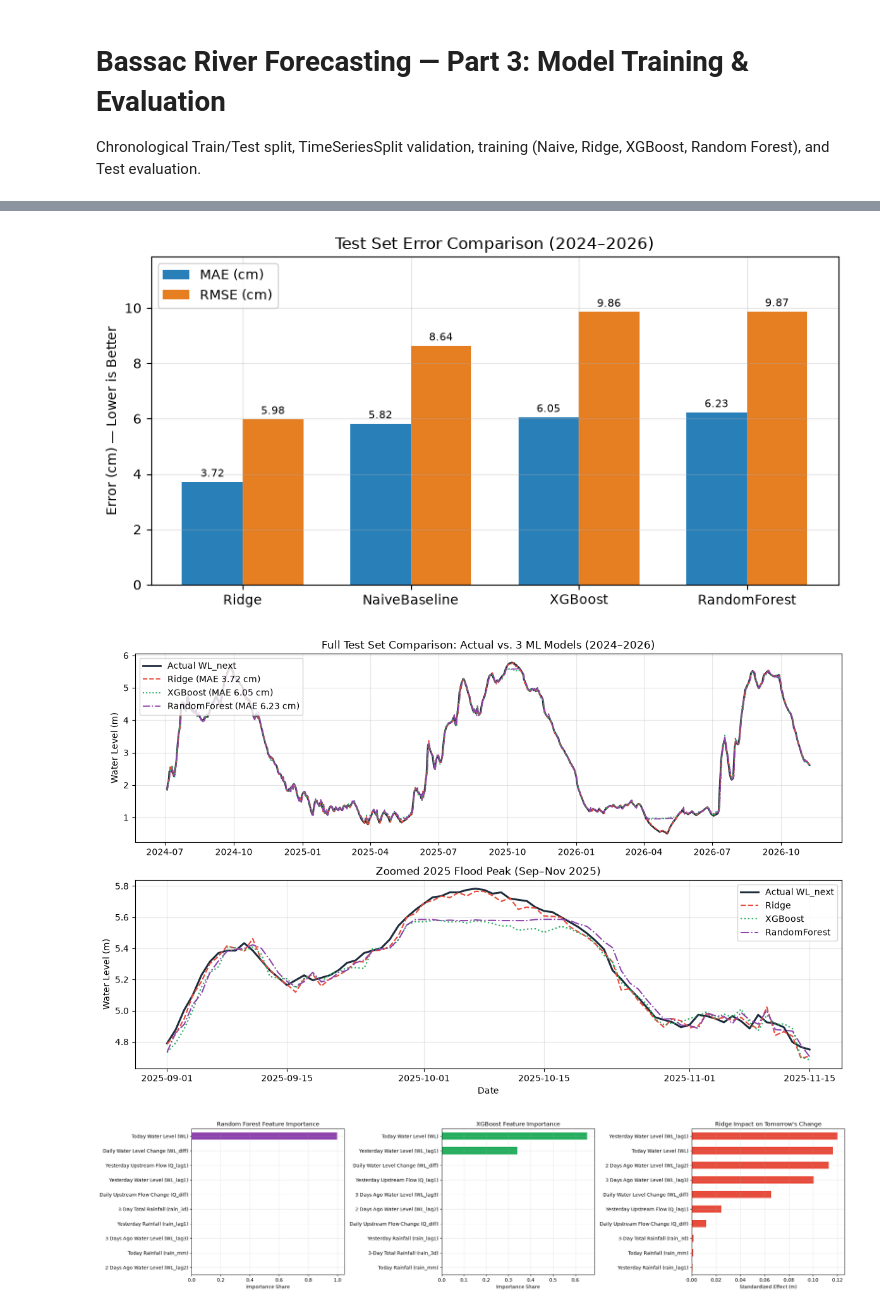
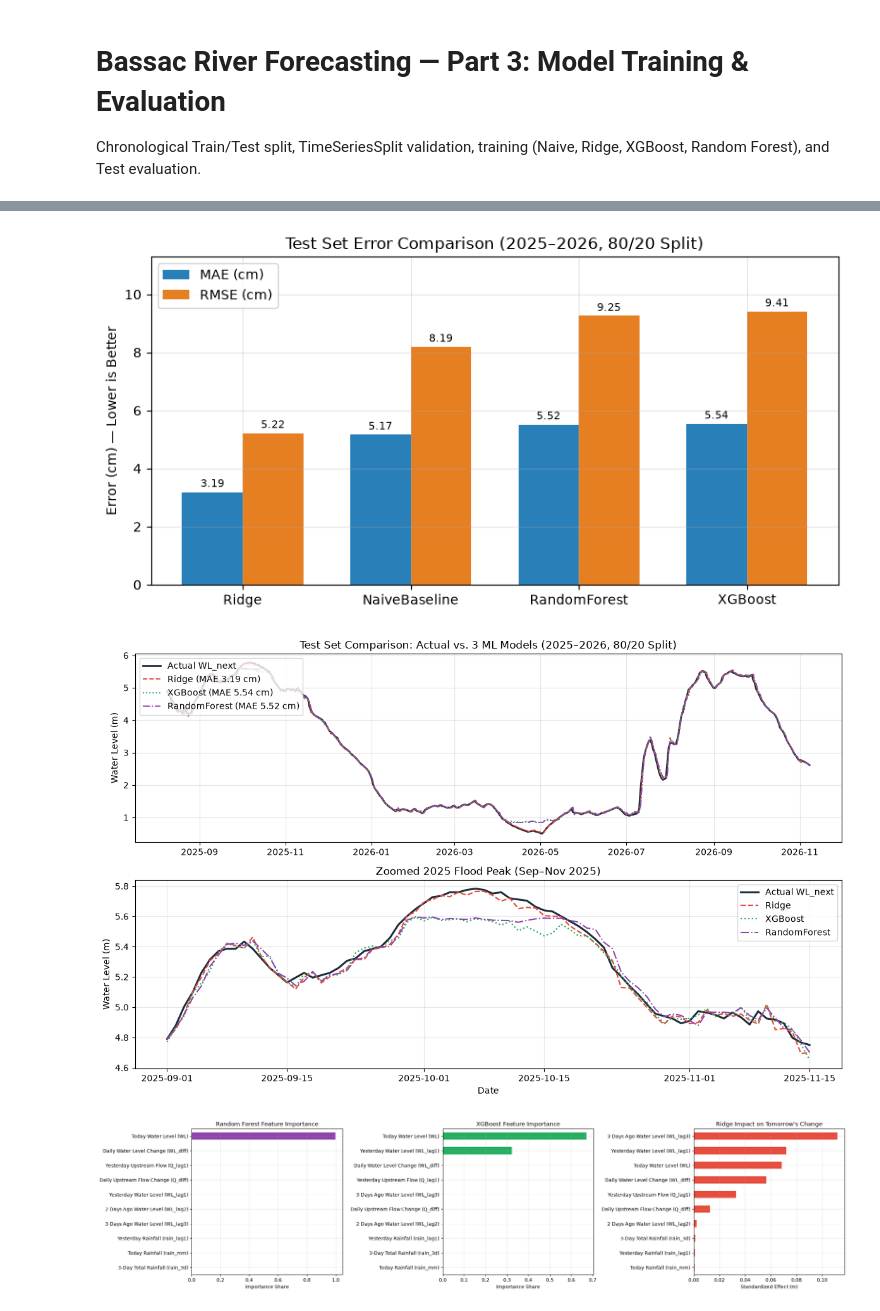
Before and after one commit to Dona-18/Machine-Learning---Fall2026, a Jupyter notebook: notebooks/03_train_and_evaluate.ipynb, the cells around one changed output, grey strips where cells are left out. Saved outputs shown, nothing was run; the diff lists cells and outputs as text; code cells hidden in the pictures.

Commit message:
update test split metrics and evaluation artifacts

```diff
--- a/notebooks/03_train_and_evaluate.ipynb
+++ b/notebooks/03_train_and_evaluate.ipynb
@@ -33,9 +33,10 @@ FEATURE_COLS = [
 ]
 TARGET_COL = 'WL_next'
 
-df = pd.read_csv(PROCESSED_DIR / 'modeling_table.csv', parse_dates=['date'])
-train_df = df[df['date'] <= pd.Timestamp('2024-05-26')].reset_index(drop=True)
-test_df = df[df['date'] > pd.Timestamp('2024-05-26')].reset_index(drop=True)
+df = pd.read_csv(PROCESSED_DIR / 'modeling_table.csv', parse_dates=['date']).sort_values('date').reset_index(drop=True)
+split_idx = int(len(df) * 0.80)
+train_df = df.iloc[:split_idx].reset_index(drop=True)
+test_df = df.iloc[split_idx:].reset_index(drop=True)
 
 print(f'Train: {len(train_df)} rows ({train_df["date"].min().date()} -> {train_df["date"].max().date()})')
 print(f'Test : {len(test_df)} rows ({test_df["date"].min().date()} -> {test_df["date"].max().date()})')
@@ -141,7 +142,7 @@ b2 = ax_bar.bar(x + w/2, summary['RMSE_m'] * 100, width=w, label='RMSE (cm)', co
 ax_bar.set_xticks(x)
 ax_bar.set_xticklabels(summary['Model'])
 ax_bar.set_ylabel('Error (cm) — Lower is Better')
-ax_bar.set_title('Test Set Error Comparison (2024–2026)')
+ax_bar.set_title(f"Test Set Error Comparison ({test_df['date'].min().year}–{test_df['date'].max().year}, 80/20 Split)")
 ax_bar.bar_label(b1, fmt='%.2f', padding=2, fontsize=8)
 ax_bar.bar_label(b2, fmt='%.2f', padding=2, fontsize=8)
 ax_bar.set_ylim(0, max(summary['RMSE_m'] * 100) * 1.2)
@@ -161,7 +162,7 @@ axes_ts[0].plot(test_df['date'], predictions['Ridge'], label=f"Ridge (MAE {mae_m
 axes_ts[0].plot(test_df['date'], predictions['XGBoost'], label=f"XGBoost (MAE {mae_map['XGBoost']:.2f} cm)", color='#27ae60', linestyle=':', linewidth=1.4)
 axes_ts[0].plot(test_df['date'], predictions['RandomForest'], label=f"RandomForest (MAE {mae_map['RandomForest']:.2f} cm)", color='#8e44ad', linestyle='-.', linewidth=1.3)
 axes_ts[0].set_ylabel('Water Level (m)')
-axes_ts[0].set_title('Full Test Set Comparison: Actual vs. 3 ML Models (2024–2026)')
+axes_ts[0].set_title(f"Test Set Comparison: Actual vs. 3 ML Models ({test_df['date'].min().year}–{test_df['date'].max().year}, 80/20 Split)")
 axes_ts[0].legend(loc='upper left')
 
 peak_mask = (test_df['date'] >= '2025-09-01') & (test_df['date'] <= '2025-11-15')
@@ -193,33 +194,33 @@ PRETTY_LABELS = {
     'upstream_discharge_diff': 'Daily Upstream Flow Change (Q_diff)',
     'rain_mm': 'Today Rainfall (rain_mm)',
     'rain_lag1': 'Yesterday Rainfall (rain_lag1)',
     'rain_3d': '3-Day Total Rainfall (rain_3d)',
 }
 pretty_idx = [PRETTY_LABELS[c] for c in FEATURE_COLS]
 
 X_scaled = StandardScaler().fit_transform(X_train)
 ridge_chg = Ridge(alpha=1.0).fit(X_scaled, train_df[TARGET_COL] - train_df['WL'])
 ridge_imp = pd.Series(np.abs(ridge_chg.coef_), index=pretty_idx).sort_values()
 
 fig_imp, axes_imp = plt.subplots(1, 3, figsize=(22, 5.2), constrained_layout=True)
 pd.Series(models['RandomForest'].feature_importances_, index=pretty_idx).sort_values().plot(
     kind='barh', ax=axes_imp[0], color='#8e44ad', title='Random Forest Feature Importance'
 )
 axes_imp[0].set_xlabel('Importance Share')
 
 pd.Series(models['XGBoost'].feature_importances_, index=pretty_idx).sort_values().plot(
     kind='barh', ax=axes_imp[1], color='#27ae60', title='XGBoost Feature Importance'
 )
 axes_imp[1].set_xlabel('Importance Share')
 
 ridge_imp.plot(
     kind='barh', ax=axes_imp[2], color='#e74c3c', title="Ridge Impact on Tomorrow's Change"
 )
 axes_imp[2].set_xlabel('Standardized Effect (m)')
 plt.tight_layout()
 fig_imp.savefig(REPORTS_ML_DIR / 'feature_importance.png', dpi=150, bbox_inches='tight')
 plt.show()
 # %% [output]
-[figure, old version]
+[figure, new version]
-[figure, old version]
+[figure, new version]
-[figure, old version]
+[figure, new version]
```
Also changed, not shown: parts of 3 cells of this notebook, 10 other files.
